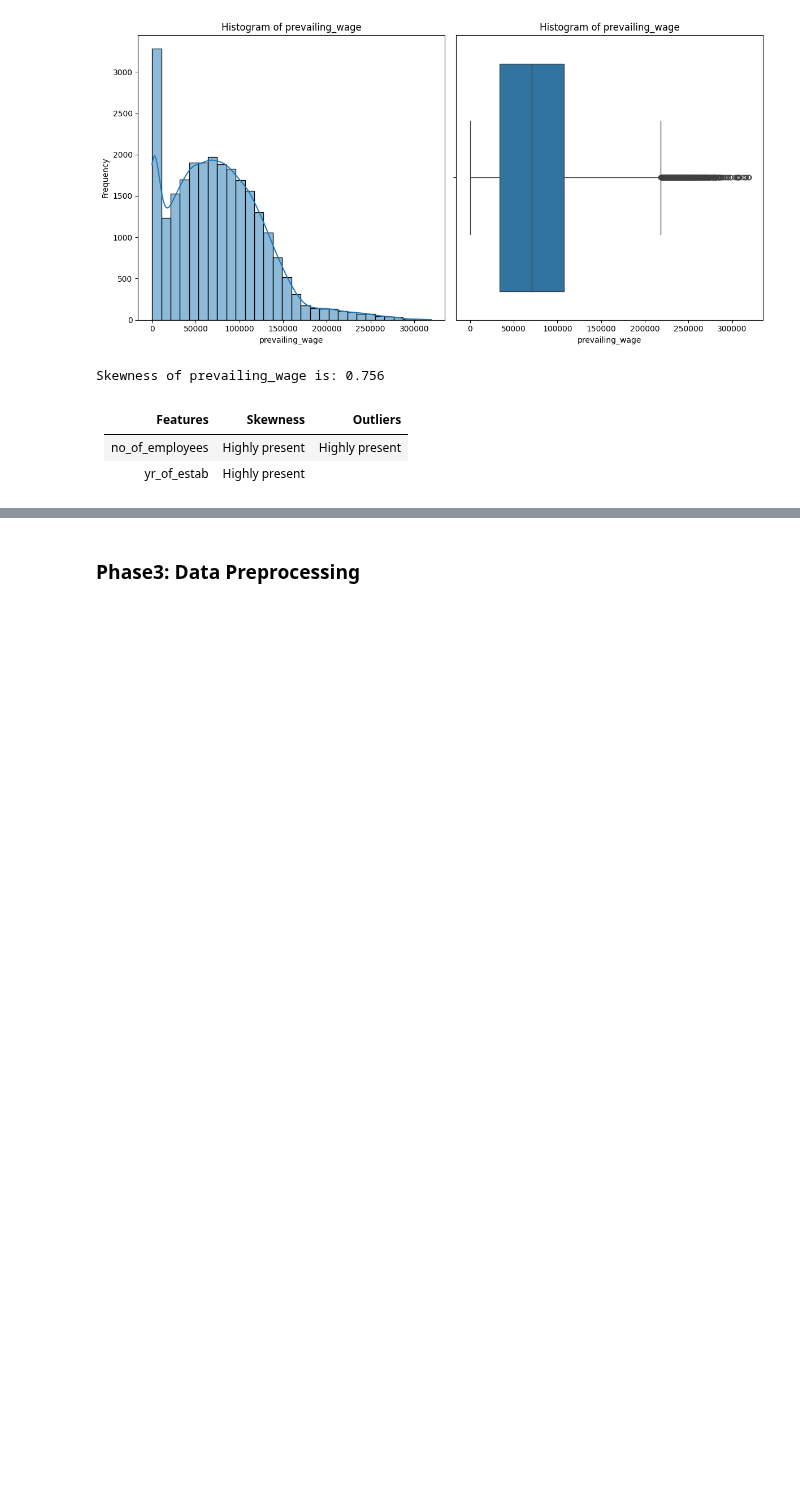
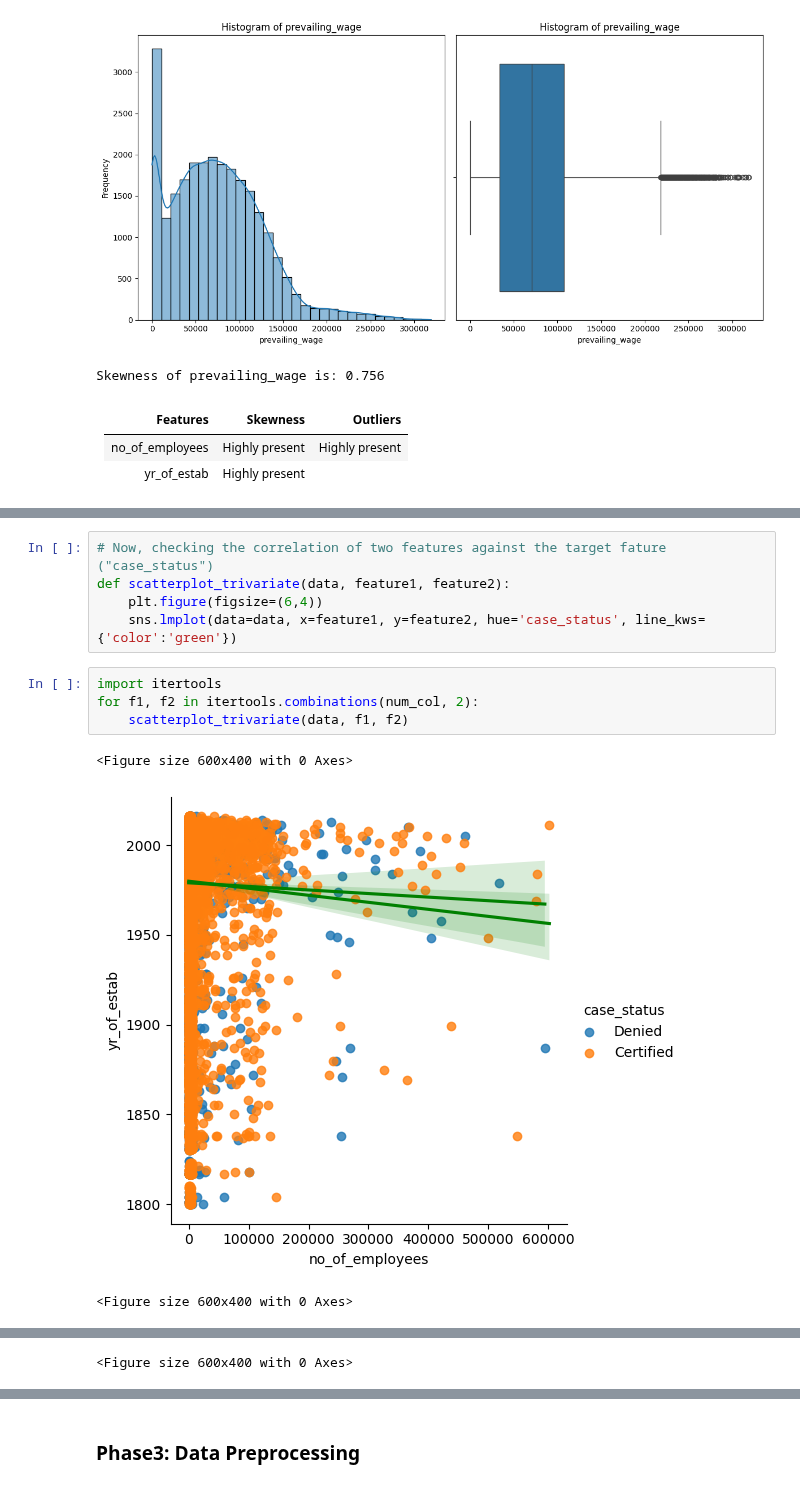
Before and after one commit to Olajcodes/abioye_olajide_tasks, a Jupyter notebook: week_thirteen/Eda.ipynb, the cells around one changed output, grey strips where cells are left out. Drawn from its saved outputs; the diff is of its cells as text; blank space fills up the shorter version.

```diff
--- a/week_thirteen/Eda.ipynb
+++ b/week_thirteen/Eda.ipynb
@@ -256,0 +296,13 @@ Skewness of prevailing_wage is: 0.756
+# %%
+# Now, checking the correlation of two features against the target fature ("case_status")
+def scatterplot_trivariate(data, feature1, feature2):
+    plt.figure(figsize=(6,4))
+    sns.lmplot(data=data, x=feature1, y=feature2, hue='case_status', line_kws={'color':'green'})
+# %%
+import itertools
+for f1, f2 in itertools.combinations(num_col, 2):
+    scatterplot_trivariate(data, f1, f2)
+# %% [output]
+<Figure size 600x400 with 0 Axes>
+[figure, added]
+<Figure size 600x400 with 0 Axes>
@@ -256,0 +310 @@ Skewness of prevailing_wage is: 0.756
+<Figure size 600x400 with 0 Axes>
```
Also changed, not shown: parts of 14 cells of this notebook, 1 other file.
